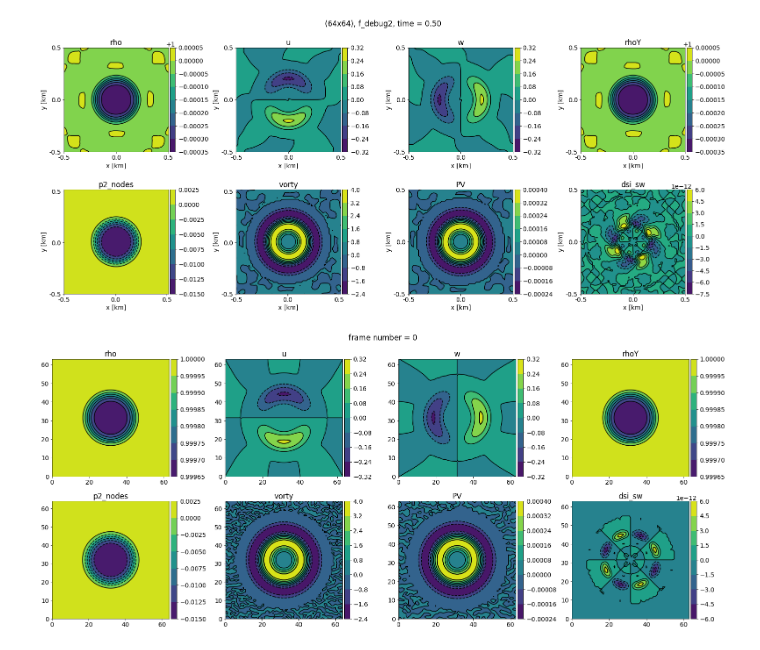
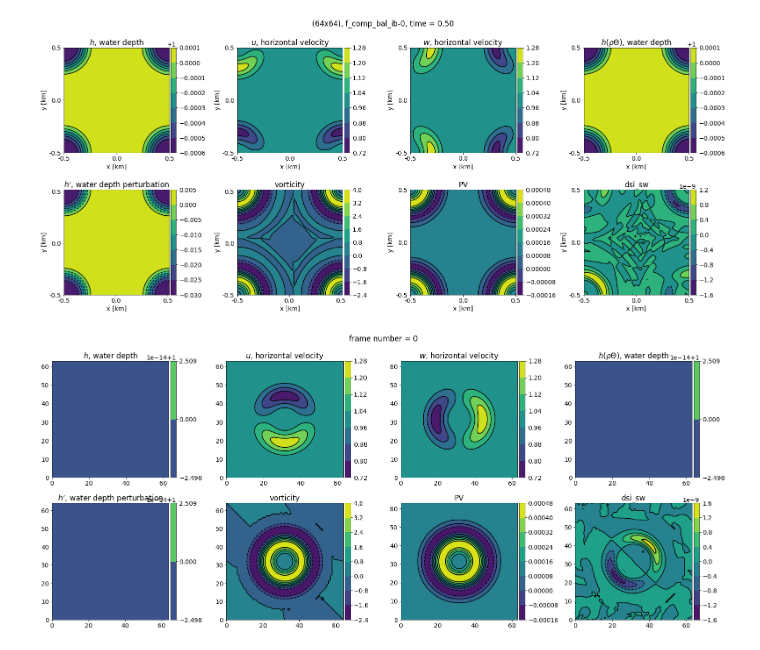
Before and after one commit to ray-chew/pyBELLA, a Jupyter notebook: visualiser_debugger/swe_vortex_dsi.ipynb, the cells around one changed output. Drawn from its saved outputs; the diff is of its cells as text; code cells hidden in the pictures.

```diff
--- a/visualiser_debugger/swe_vortex_dsi.ipynb
+++ b/visualiser_debugger/swe_vortex_dsi.ipynb
@@ -39,7 +39,8 @@ sfx0 = 'debug_H0'
 sfx0 = 'comp_10.0_tra_corr_2pi_truth'
 # sfx0 = 'psinc_1.0_tra_truth'
 sfx0 = 'debug_dsi_da'
-sfx0 = 'f_debug2'
+sfx0 = 'f_comp_bal_ib-0'
+# sfx0 = 'f_debug'
 # sfx0 = 'debug_coriolis_travelling'
 # sfx0 = 'corr_1.0'
 # sfx = sfx0 + '_10.0_tra'
@@ -61,6 +62,8 @@ times = np.arange(0,1.0+0.01,0.01)#[::20]
 # times = np.arange(0,0.01,0.01)
 # times = np.array([0.0])
 tag = tags[9]
+plot_lbls = pt.lake_labels()
+plot_lbls = pt.swe_labels()
 
 # load pickled data
 file = open(path_pickle,'rb')
@@ -98,14 +101,16 @@ for tt,time in enumerate(times):
 
             arr0 /= data.rho
             attribute = attribute[-1]
-            arr0 = [arr0, attribute]
+#             arr0 = [arr0, r'$%s^{(0)}$' %attribute]
+            arr0 = [arr0, r'$%s$, horizontal velocity' %attribute]
             time_series[tt,plt_cnt] = arr0
 #             print(attribute,plt_cnt)
             plt_cnt += 1
         else:
-            arr = [arr, attribute]
+            arr = [arr, plot_lbls[attribute]]
             time_series[tt,plt_cnt] = arr
             plt_cnt += 1
+
 
     # Calculate DSI_SW
     dsi_sw, PV = dsi.get_DSI_SW(data, g, ud, elem)
@@ -129,30 +134,35 @@ if debug == True:
     y_axs = [-0.5,0.0,0.5]
     x_loc = np.linspace(0,Nx-1,3)
     y_loc = np.linspace(0,Nz-1,3)
+    lvls = [None] * 8
+
+#     lvls[0] = np.arange(0.98,1.01,0.01)
+#     lvls[3] = lvls[0]
+
     x_label = r'x [km]'
     y_label = r'y [km]'
     st = 'SWE shear flow (%ix%i), $\Delta t = 12s$. Potential vortcity in the (x-z) plane.' %(Nx,Nz)
     st = '(%ix%i), %s, time = %.2f' %(Nx,Nz, sfx, times[idx])
 
     pl.set_axes(x_locs=x_loc, y_locs=y_loc, x_axs=x_axs, y_axs=y_axs, x_label=x_label, y_label=y_label)
-    _ = pl.plot(aspect='equal',method='contour',suptitle=st)
+    _ = pl.plot(aspect='equal',method='contour',suptitle=st, lvls=lvls)
     pl.save_fig('swetv_%.2f' %(times[idx]))
 # %% [output]
-[figure, old version]
+[figure, new version]
 # %%
 import plotting_tools as pt
 pt = reload(pt)
 
 def title_gen(frn):
     return "frame number = %i" %frn
 
 fs = (22,10)
 a2d = pt.animator_2D(time_series,ncols=4,figsize=fs)
 a2d.suptitle = title_gen
 a2d.method = 'contour'
-anim = a2d.animate(interval=500, aspect='equal', method='contour')
+anim = a2d.animate(interval=500, aspect='equal', method='contour', lvls=lvls)
 # %% [output]
-[figure, old version]
+[figure, new version]
 # %%
 import matplotlib.animation as animation
 
```
Also changed, not shown: parts of 1 cell of this notebook, 3 other files.
